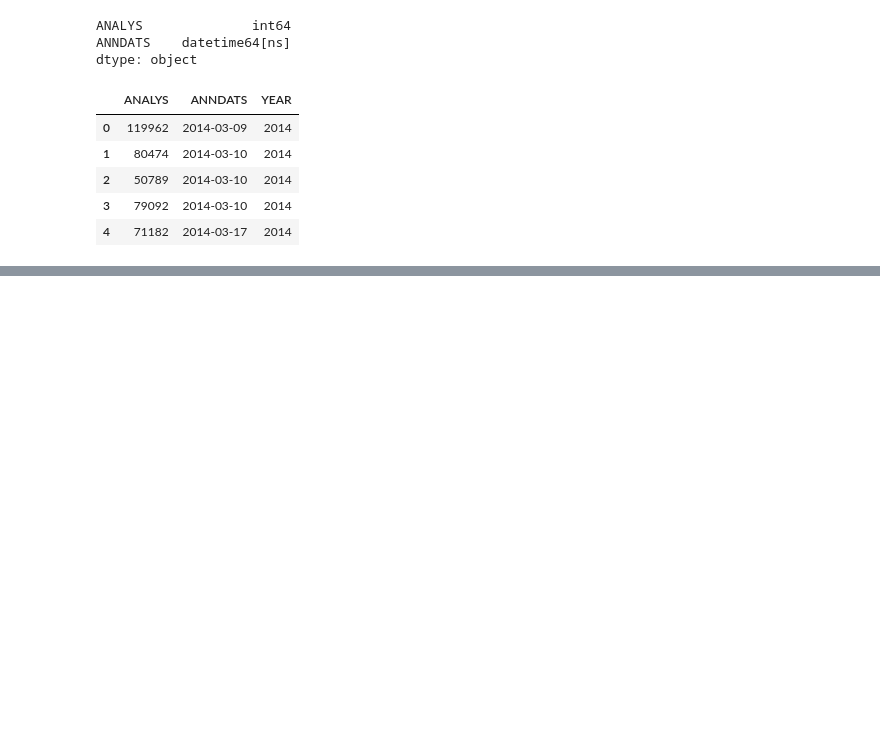
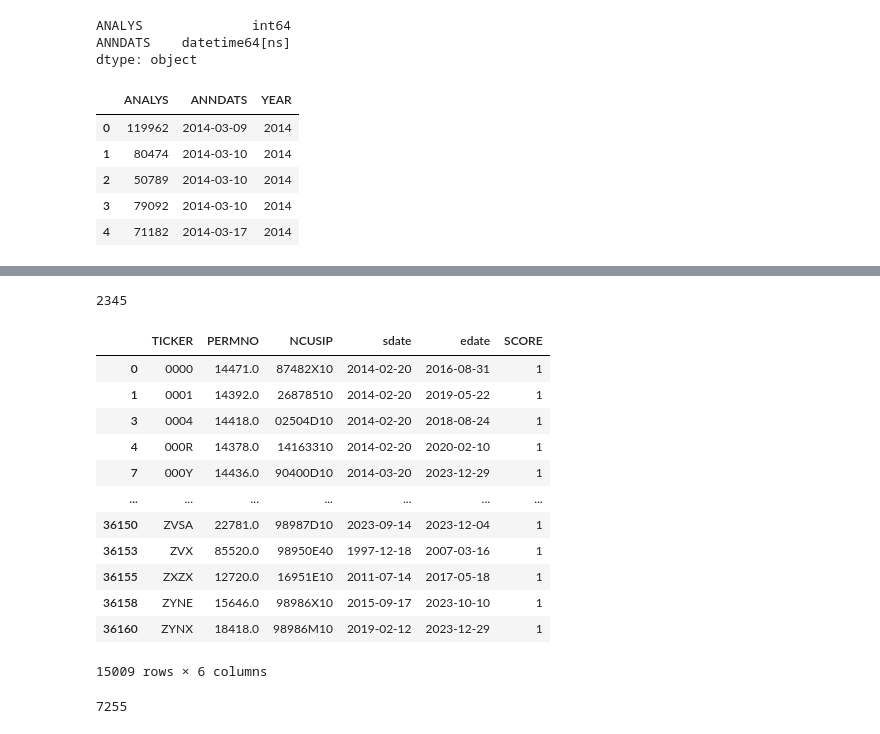
Before and after one commit to moshchev/gsfm_SS24, a Jupyter notebook: notebooks/alex_eda_feature_generation.ipynb, the cells around one changed output, grey strips where cells are left out. Drawn from its saved outputs; the diff is of its cells as text; code cells hidden in the pictures; blank space fills up the shorter version.

```diff
--- a/notebooks/alex_eda_feature_generation.ipynb
+++ b/notebooks/alex_eda_feature_generation.ipynb
@@ -78,0 +98,3 @@ sorted_analysts
+# %%
+link_table = pd.read_csv('../data/link_table_crisp_ibes.csv')
+link_table.head()
@@ -78,0 +108,3 @@ sorted_analysts
+# %%
+link_table = link_table[link_table['SCORE'].isin([1,2,3])]
+link_table.head()
@@ -78,0 +118,24 @@ sorted_analysts
+# %%
+ambigous_links = link_table.groupby('TICKER').count().query('PERMNO>1')[['PERMNO', 'NCUSIP']].reset_index()
+# %%
+df[df['ibes_ticker_pk'].isin(ambigous_links['TICKER'])]['ibes_ticker_pk'].nunique()
+# %% [output]
+2345
+# %%
+clear_links = link_table[~link_table['TICKER'].isin(ambigous_links['TICKER'])]
+# %%
+clear_links
+# %% [output]
+|  | TICKER | PERMNO | NCUSIP | sdate | edate | SCORE |
+| 0 | 0000 | 14471.0 | 87482X10 | 2014-02-20 | 2016-08-31 | 1 |
+| 1 | 0001 | 14392.0 | 26878510 | 2014-02-20 | 2019-05-22 | 1 |
+| 3 | 0004 | 14418.0 | 02504D10 | 2014-02-20 | 2018-08-24 | 1 |
+| 4 | 000R | 14378.0 | 14163310 | 2014-02-20 | 2020-02-10 | 1 |
+| 7 | 000Y | 14436.0 | 90400D10 | 2014-03-20 | 2023-12-29 | 1 |
+| ... | ... | ... | ... | ... | ... | ... |
+| 36150 | ZVSA | 22781.0 | 98987D10 | 2023-09-14 | 2023-12-04 | 1 |
+| 36153 | ZVX | 85520.0 | 98950E40 | 1997-12-18 | 2007-03-16 | 1 |
+| 36155 | ZXZX | 12720.0 | 16951E10 | 2011-07-14 | 2017-05-18 | 1 |
+| 36158 | ZYNE | 15646.0 | 98986X10 | 2015-09-17 | 2023-10-10 | 1 |
+| 36160 | ZYNX | 18418.0 | 98986M10 | 2019-02-12 | 2023-12-29 | 1 |
+15009 rows × 6 columns
@@ -78,0 +144,4 @@ sorted_analysts
+# %%
+df['ibes_ticker_pk'].nunique()
+# %% [output]
+7255
```
Also changed, not shown: parts of 10 cells of this notebook.
